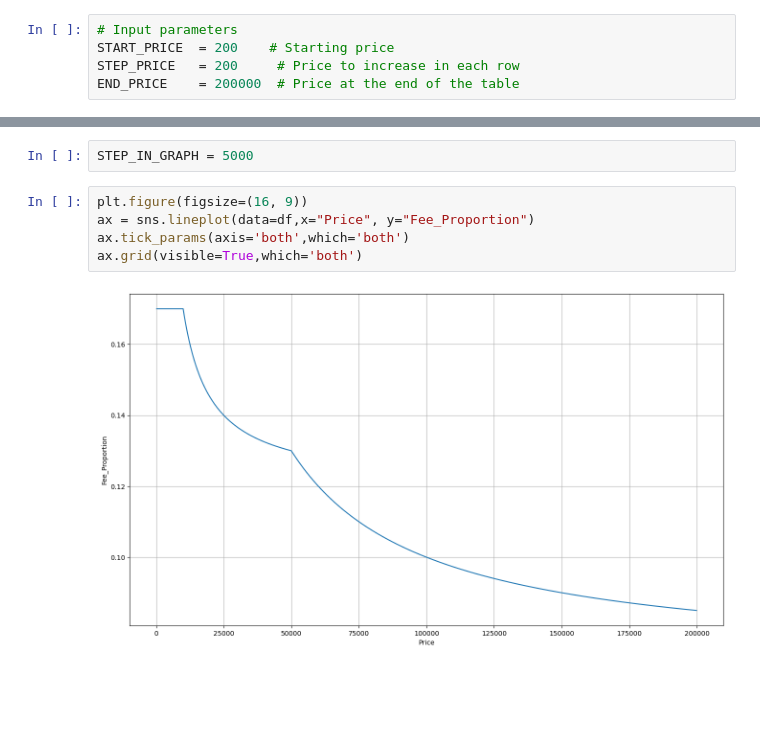
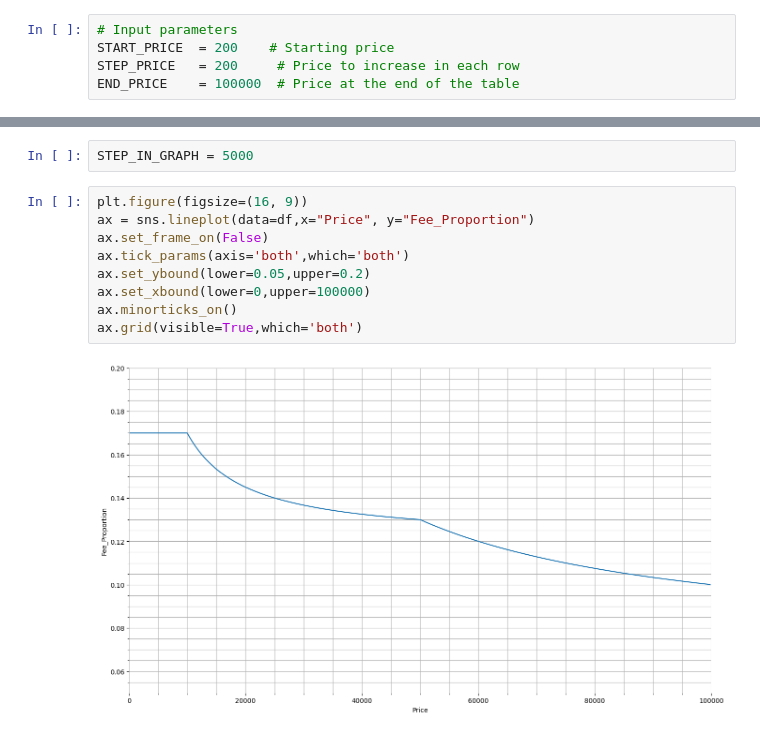
Before and after one commit to PhakphumV/fastwork-commission-table, a Jupyter notebook: 01-commission-200-thb-per-step.ipynb, the cells around one changed output, grey strips where cells are left out. Drawn from its saved outputs; the diff is of its cells as text; blank space fills up the shorter version.

Commit message:
Update commission proportion graph

```diff
--- a/01-commission-200-thb-per-step.ipynb
+++ b/01-commission-200-thb-per-step.ipynb
@@ -6,7 +8,7 @@ import seaborn as sns
 # Input parameters
 START_PRICE  = 200    # Starting price
 STEP_PRICE   = 200     # Price to increase in each row
-END_PRICE    = 200000  # Price at the end of the table
+END_PRICE    = 100000  # Price at the end of the table
 # %%
 def fastwork_commission(price):
     # Tier 1
@@ -27,9 +29,13 @@ STEP_IN_GRAPH = 5000
 # %%
 plt.figure(figsize=(16, 9))
 ax = sns.lineplot(data=df,x="Price", y="Fee_Proportion")
+ax.set_frame_on(False)
 ax.tick_params(axis='both',which='both')
+ax.set_ybound(lower=0.05,upper=0.2)
+ax.set_xbound(lower=0,upper=100000)
+ax.minorticks_on()
 ax.grid(visible=True,which='both')
 # %% [output]
-[figure, old version]
+[figure, new version]
 # %%
 plt.savefig("Commission_Proportion.png")
```
Also changed, not shown: parts of 2 cells of this notebook, 2 other files.
